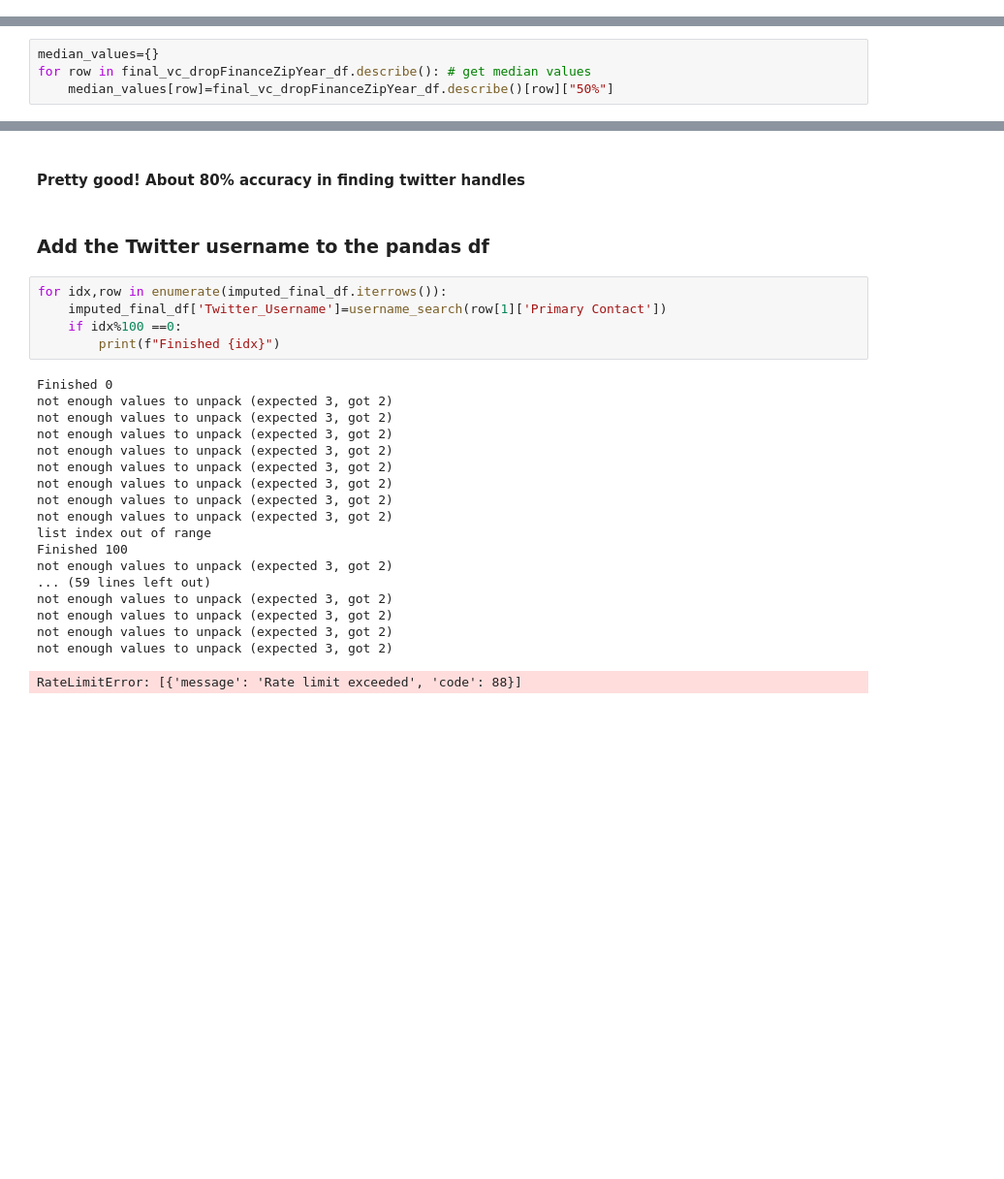
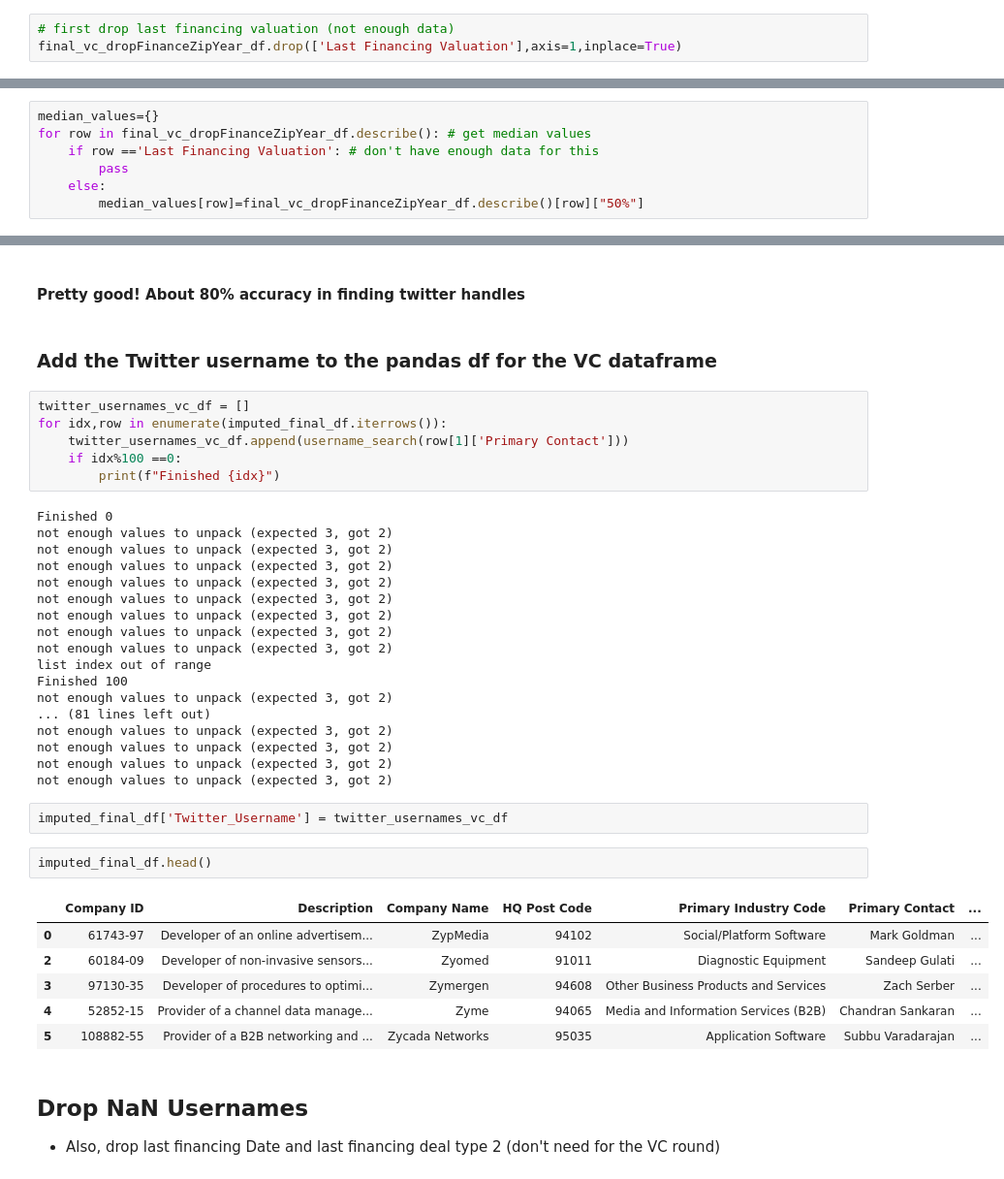
Before and after one commit to jonhilgart22/founder_nlp_analysis, a Jupyter notebook: notebooks/Exploring_CA_PitchBook_Data_VCinvested=1_2.0_JH.ipynb, the cells around one changed output, grey strips where cells are left out. Shown at 97% size. Saved outputs shown, nothing was run; the diff lists cells and outputs as text; blank space fills up the shorter version.

```diff
--- a/notebooks/Exploring_CA_PitchBook_Data_1.0.ipynb
+++ b/notebooks/Exploring_CA_PitchBook_Data_VCinvested=1_2.0_JH.ipynb
@@ -268,3 +268,6 @@ final_vc_dropFinanceZipYear_df .describe()
 - Twitter followers: impute emdian
 - Employees: impute median
 - Total raised: impute median
+# %%
+# first drop last financing valuation (not enough data)
+final_vc_dropFinanceZipYear_df.drop(['Last Financing Valuation'],axis=1,inplace=True)
@@ -271,7 +278,10 @@ final_vc_dropFinanceZipYear_df .describe()
 # %%
 median_values={}
 for row in final_vc_dropFinanceZipYear_df.describe(): # get median values
-    median_values[row]=final_vc_dropFinanceZipYear_df.describe()[row]["50%"]
+    if row =='Last Financing Valuation': # don't have enough data for this
+        pass
+    else:
+        median_values[row]=final_vc_dropFinanceZipYear_df.describe()[row]["50%"]
 # %%
 median_values
 # %% [output]
@@ -406,10 +416,11 @@ test_search
 # %% [markdown]
 #### Pretty good! About 80% accuracy in finding twitter handles
 # %% [markdown]
-### Add the Twitter username to the pandas df
+### Add the Twitter username to the pandas df for the VC dataframe
 # %%
+twitter_usernames_vc_df = []
 for idx,row in enumerate(imputed_final_df.iterrows()):
-    imputed_final_df['Twitter_Username']=username_search(row[1]['Primary Contact'])
+    twitter_usernames_vc_df.append(username_search(row[1]['Primary Contact']))
     if idx%100 ==0:
         print(f"Finished {idx}")
 # %% [output]
@@ -425,9 +436,22 @@ not enough values to unpack (expected 3, got 2)
 list index out of range
 Finished 100
 not enough values to unpack (expected 3, got 2)
-... (59 lines left out)
+... (81 lines left out)
 not enough values to unpack (expected 3, got 2)
 not enough values to unpack (expected 3, got 2)
 not enough values to unpack (expected 3, got 2)
 not enough values to unpack (expected 3, got 2)
-RateLimitError: [{'message': 'Rate limit exceeded', 'code': 88}]
+# %%
+imputed_final_df['Twitter_Username'] = twitter_usernames_vc_df
+# %%
+imputed_final_df.head()
+# %% [output]
+|  | Company ID | Description | Company Name | HQ Post Code | Primary Industry Code | Primary Contact | ... |
+| 0 | 61743-97 | Developer of an online advertisem... | ZypMedia | 94102 | Social/Platform Software | Mark Goldman | ... |
+| 2 | 60184-09 | Developer of non-invasive sensors... | Zyomed | 91011 | Diagnostic Equipment | Sandeep Gulati | ... |
+| 3 | 97130-35 | Developer of procedures to optimi... | Zymergen | 94608 | Other Business Products and Services | Zach Serber | ... |
+| 4 | 52852-15 | Provider of a channel data manage... | Zyme | 94065 | Media and Information Services (B2B) | Chandran Sankaran | ... |
+| 5 | 108882-55 | Provider of a B2B networking and ... | Zycada Networks | 95035 | Application Software | Subbu Varadarajan | ... |
+# %% [markdown]
+## Drop NaN Usernames
+- Also, drop last financing Date and last financing deal type 2 (don't need for the VC round)
```
Also changed, not shown: parts of 9 cells of this notebook, 15 other files.
